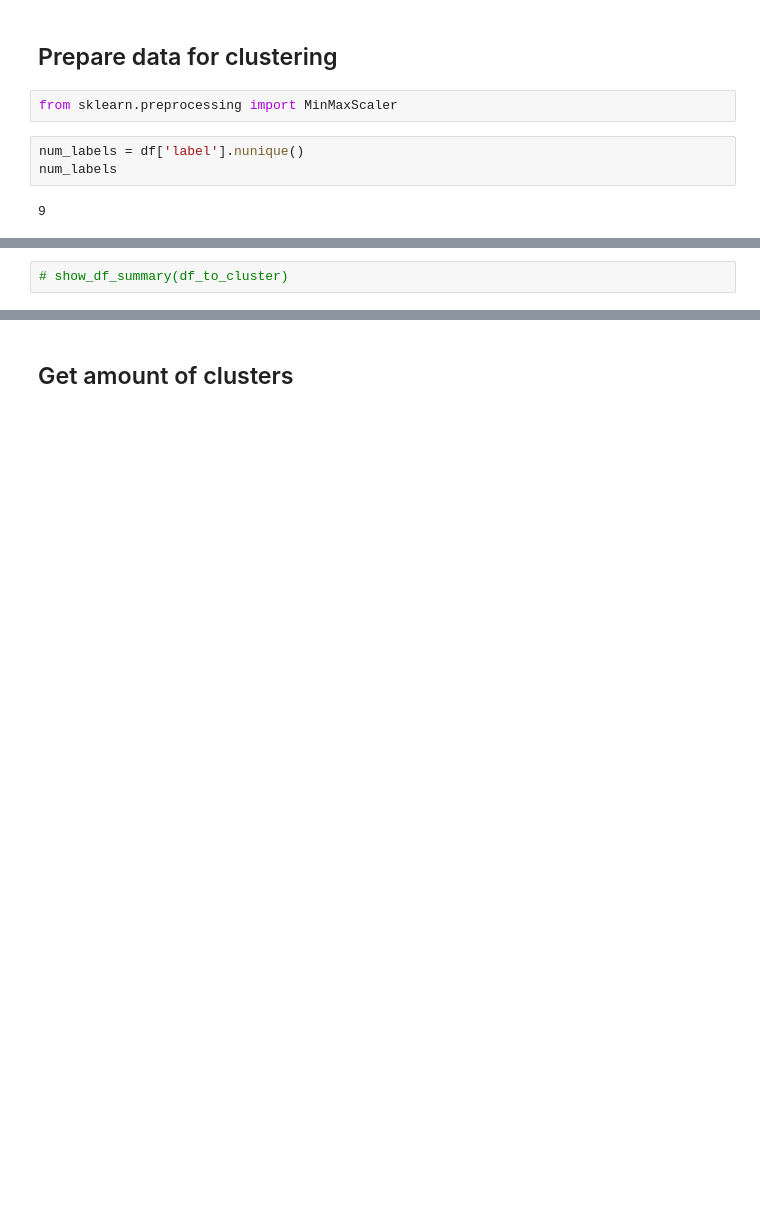
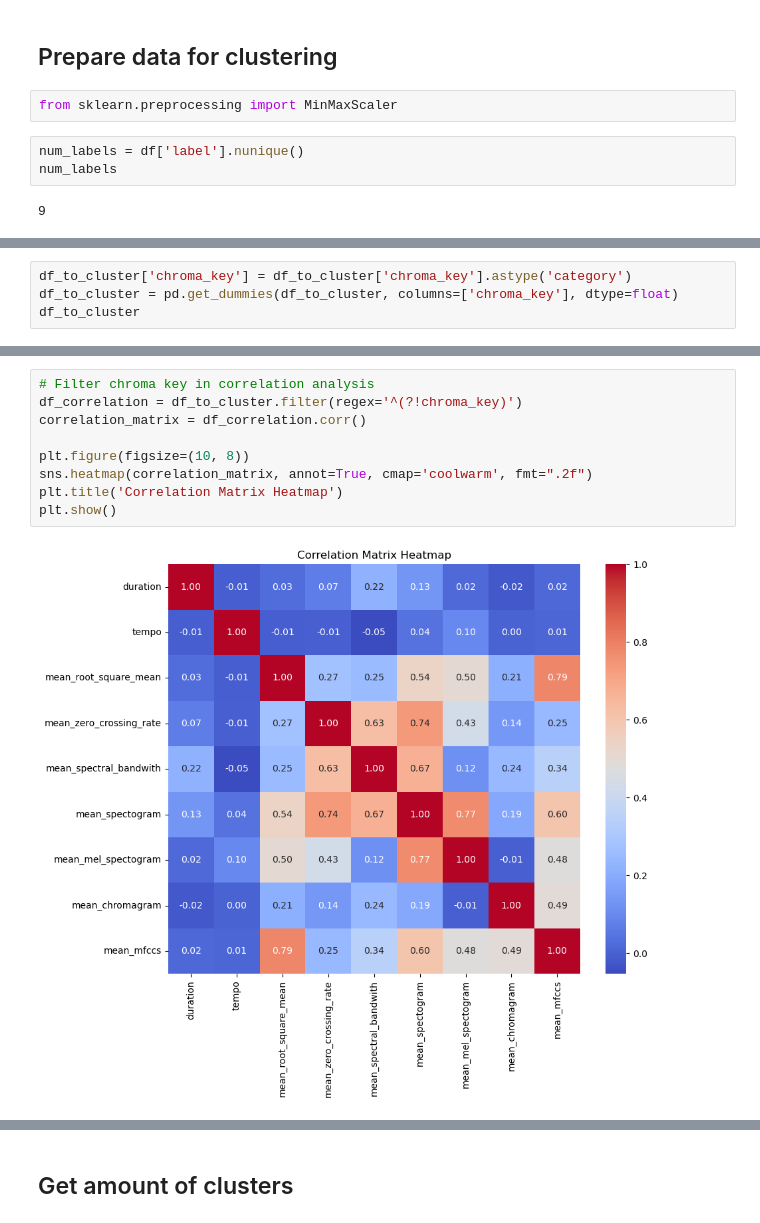
Before and after one commit to C7A7A/audio_clustering_autoencoder, a Jupyter notebook: notebooks/cluster_music.ipynb, the cells around one changed output, grey strips where cells are left out. Saved outputs shown, nothing was run; the diff lists cells and outputs as text; blank space fills up the shorter version.

```diff
--- a/notebooks/cluster_music.ipynb
+++ b/notebooks/cluster_music.ipynb
@@ -118,2 +209,4 @@ df_to_cluster
 # %%
-# show_df_summary(df_to_cluster)
+df_to_cluster['chroma_key'] = df_to_cluster['chroma_key'].astype('category')
+df_to_cluster = pd.get_dummies(df_to_cluster, columns=['chroma_key'], dtype=float)
+df_to_cluster
@@ -119,0 +242,11 @@ df_to_cluster
+# %%
+# Filter chroma key in correlation analysis
+df_correlation = df_to_cluster.filter(regex='^(?!chroma_key)')
+correlation_matrix = df_correlation.corr()
+
+plt.figure(figsize=(10, 8))
+sns.heatmap(correlation_matrix, annot=True, cmap='coolwarm', fmt=".2f")
+plt.title('Correlation Matrix Heatmap')
+plt.show()
+# %% [output]
+[figure, added]
```
Also changed, not shown: parts of 25 cells of this notebook, 1 other file.
